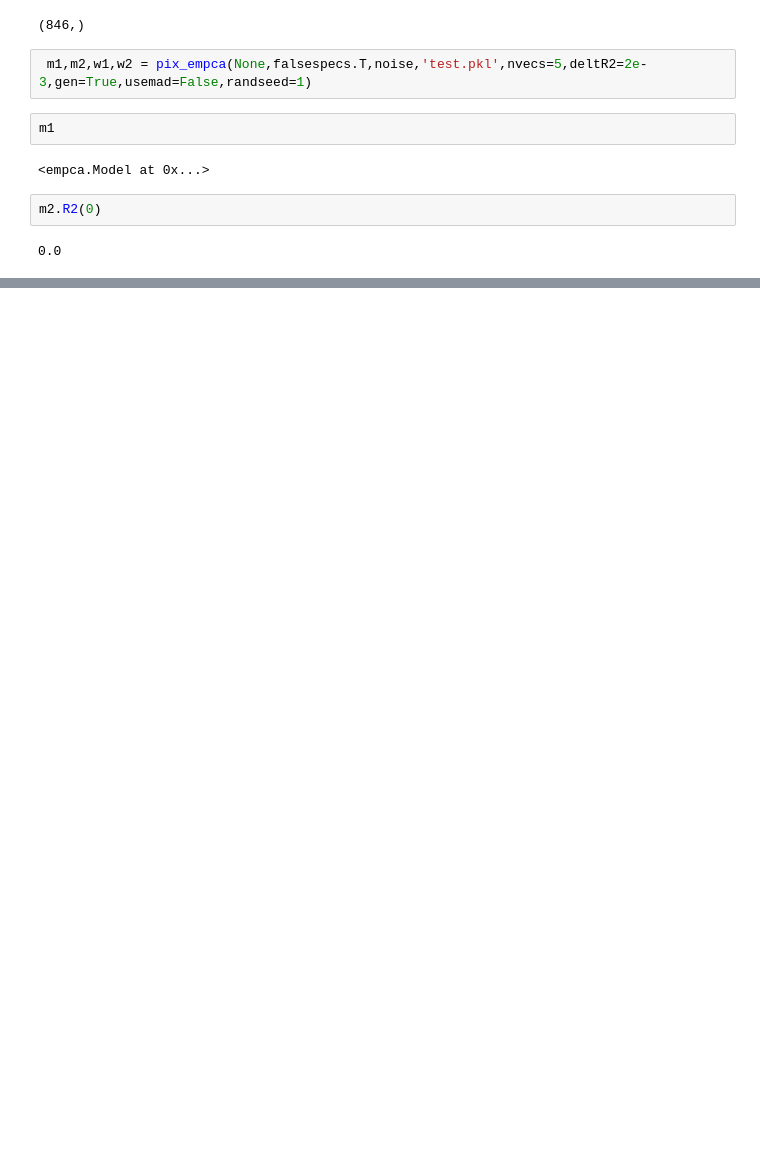
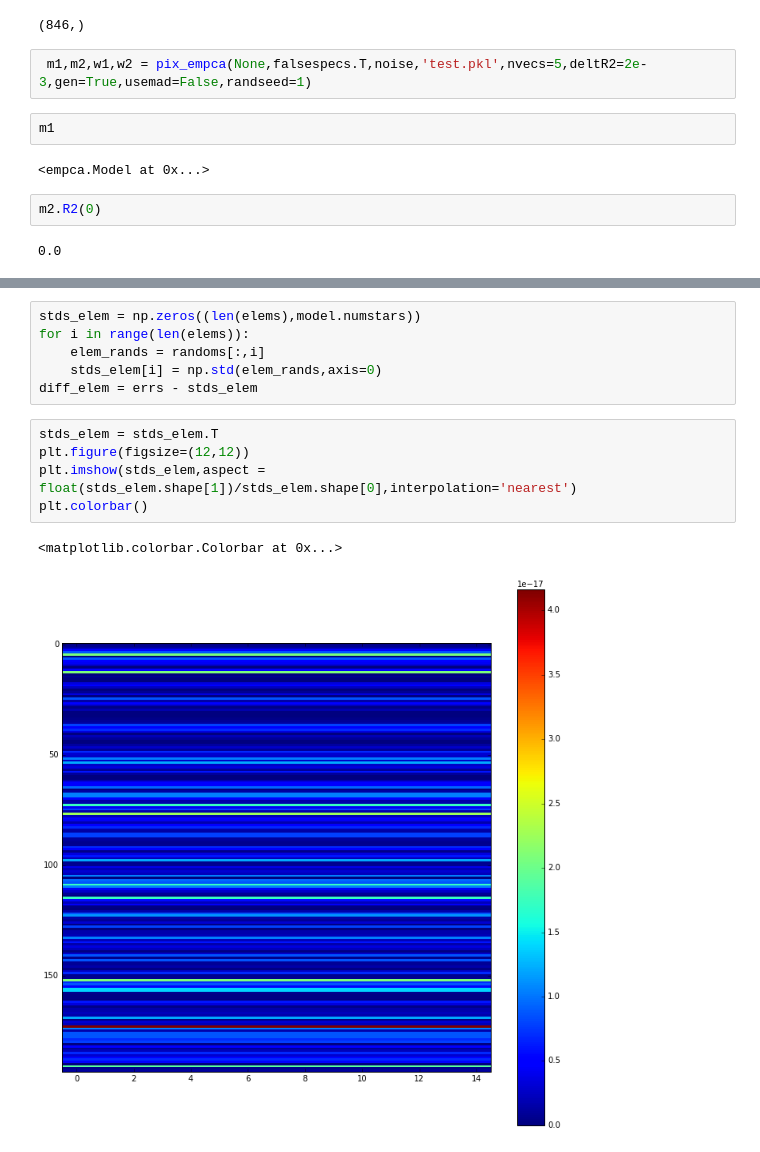
Before and after one commit to NatalieP-J/rcapogee-plots, a Jupyter notebook: test_empca.ipynb, the cells around one changed output, grey strips where cells are left out. Cells and saved outputs as stored; diff of their text form; blank space fills up the shorter version.

```diff
--- a/test_empca.ipynb
+++ b/test_empca.ipynb
@@ -32,0 +90,14 @@ m2.R2(0)
+# %%
+stds_elem = np.zeros((len(elems),model.numstars))
+for i in range(len(elems)):
+    elem_rands = randoms[:,i]
+    stds_elem[i] = np.std(elem_rands,axis=0)
+diff_elem = errs - stds_elem
+# %%
+stds_elem = stds_elem.T
+plt.figure(figsize=(12,12))
+plt.imshow(stds_elem,aspect = float(stds_elem.shape[1])/stds_elem.shape[0],interpolation='nearest')
+plt.colorbar()
+# %% [output]
+<matplotlib.colorbar.Colorbar at 0x...>
+[figure, added]
```
Also changed, not shown: parts of 6 cells of this notebook, 1 other file.
